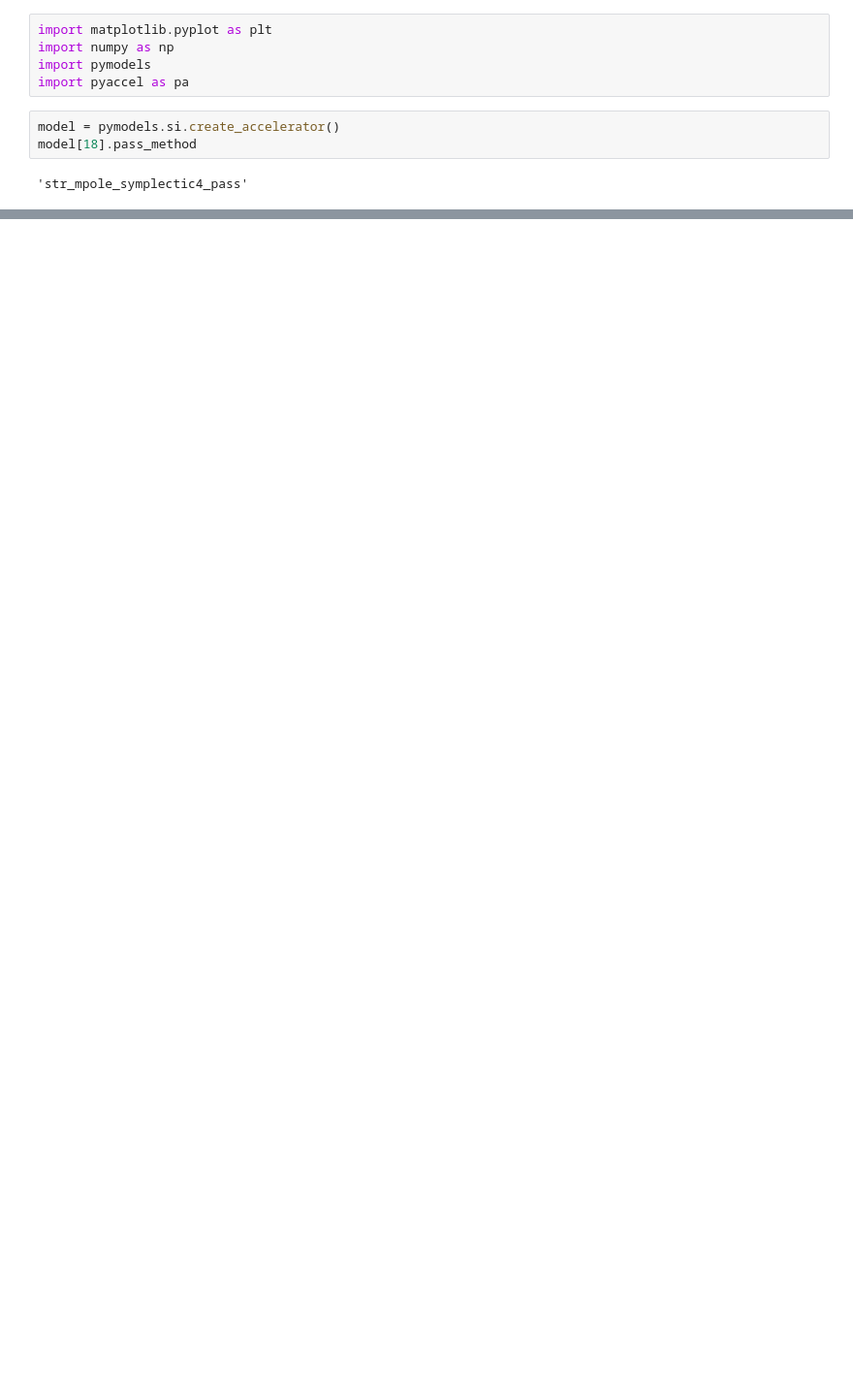
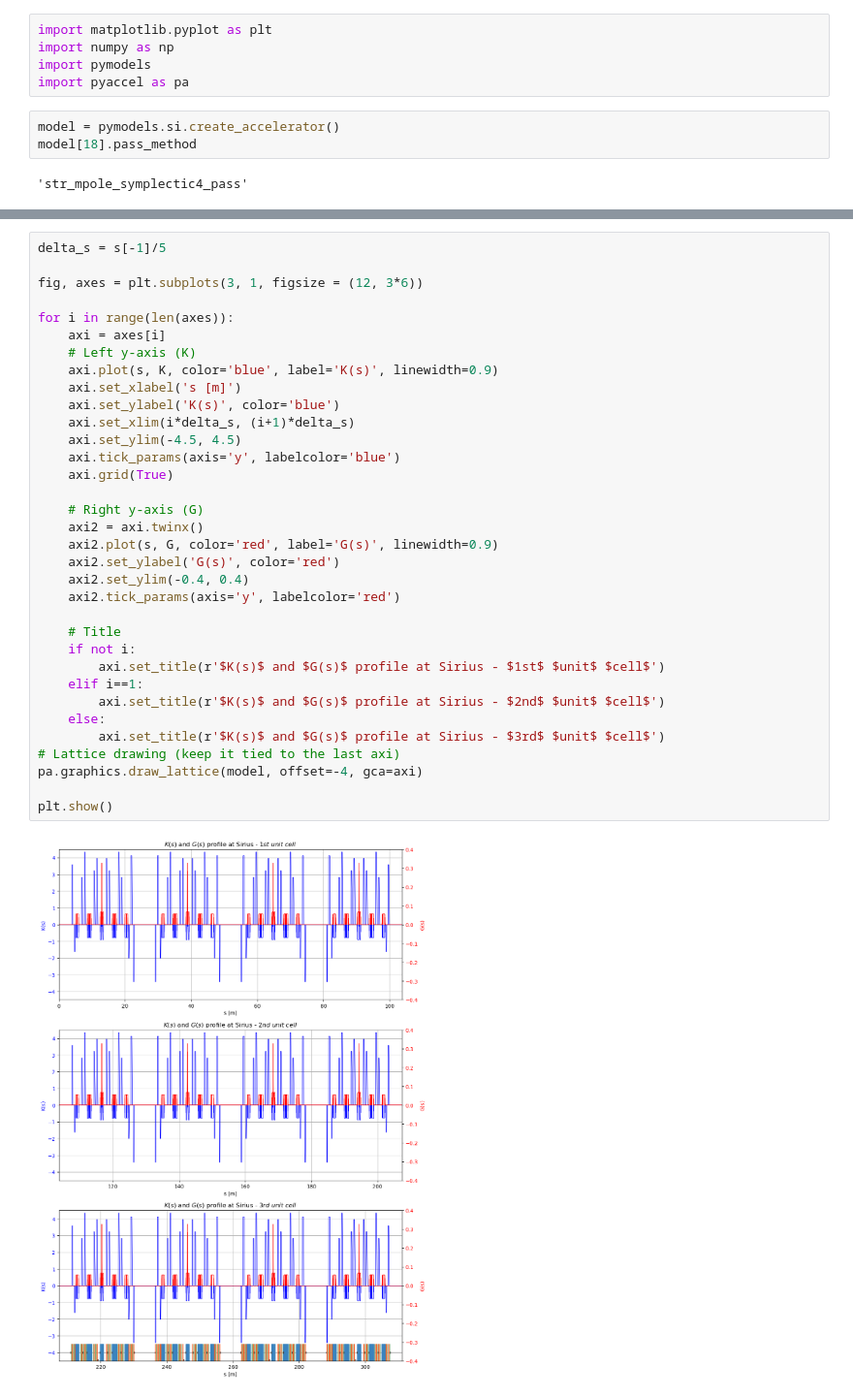
Before and after one commit to HenriqueWS11/fac-henrique, a Jupyter notebook: coding/initial_explorations/sirius_study.ipynb, the cells around one changed output, grey strips where cells are left out. Shown at 97% size. Cells and saved outputs as stored; diff of their text form; blank space fills up the shorter version.

```diff
--- a/coding/initial_explorations/sirius_study.ipynb
+++ b/coding/initial_explorations/sirius_study.ipynb
@@ -48,0 +94,36 @@ plt.grid(True)
+# %%
+delta_s = s[-1]/5
+
+fig, axes = plt.subplots(3, 1, figsize = (12, 3*6))
+
+for i in range(len(axes)):
+    axi = axes[i]
+    # Left y-axis (K)
+    axi.plot(s, K, color='blue', label='K(s)', linewidth=0.9)
+    axi.set_xlabel('s [m]')
+    axi.set_ylabel('K(s)', color='blue')
+    axi.set_xlim(i*delta_s, (i+1)*delta_s)
+    axi.set_ylim(-4.5, 4.5)
+    axi.tick_params(axis='y', labelcolor='blue')
+    axi.grid(True)
+
+    # Right y-axis (G)
+    axi2 = axi.twinx()
+    axi2.plot(s, G, color='red', label='G(s)', linewidth=0.9)
+    axi2.set_ylabel('G(s)', color='red')
+    axi2.set_ylim(-0.4, 0.4)
+    axi2.tick_params(axis='y', labelcolor='red')
+
+    # Title
+    if not i:
+        axi.set_title(r'$K(s)$ and $G(s)$ profile at Sirius - $1st$ $unit$ $cell$')
+    elif i==1:
+        axi.set_title(r'$K(s)$ and $G(s)$ profile at Sirius - $2nd$ $unit$ $cell$')
+    else:
+        axi.set_title(r'$K(s)$ and $G(s)$ profile at Sirius - $3rd$ $unit$ $cell$')
+# Lattice drawing (keep it tied to the last axi)
+pa.graphics.draw_lattice(model, offset=-4, gca=axi)
+
+plt.show()
+# %% [output]
+[figure, added]
```
Also changed, not shown: parts of 12 cells of this notebook, 3 other files.
